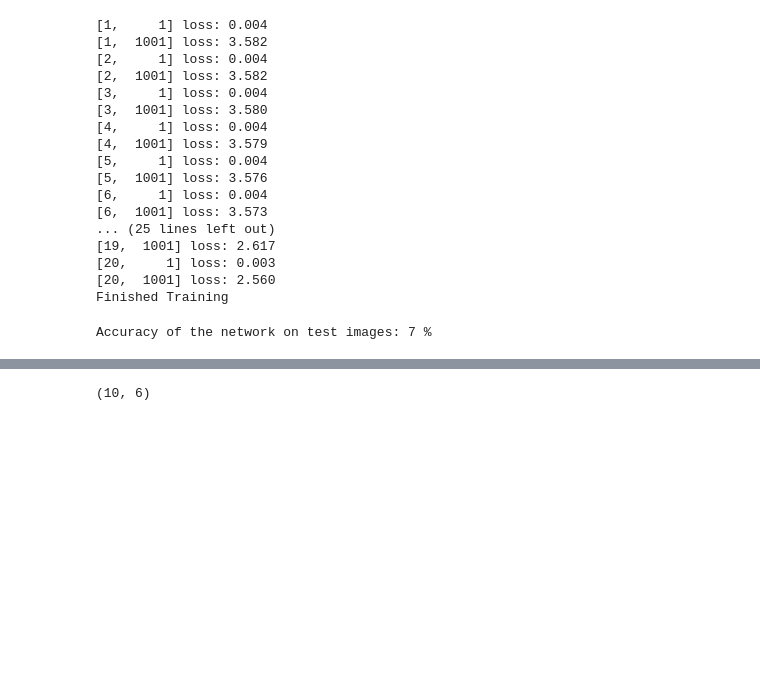
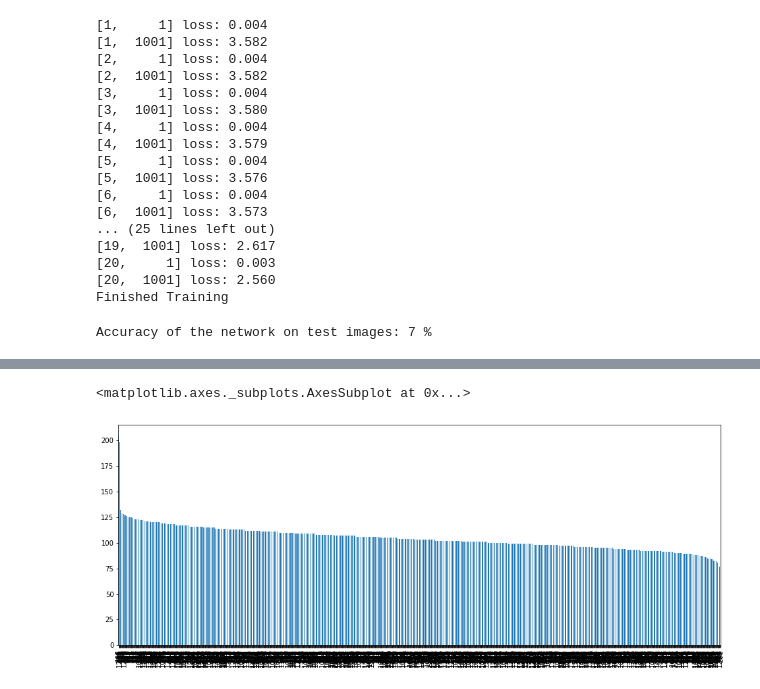
Before and after one commit to naziah28/grapheme-classification, a Jupyter notebook: Basic.ipynb, the cells around one changed output, grey strips where cells are left out. Cells and saved outputs as stored; diff of their text form; code cells hidden in the pictures; blank space fills up the shorter version.

```diff
--- a/Basic.ipynb
+++ b/Basic.ipynb
@@ -216 +237,6 @@ total, correct
+# %%
+df['label'].value_counts().plot.bar()
+# %% [output]
+<matplotlib.axes._subplots.AxesSubplot at 0x...>
+[figure, added]
 # %%
@@ -218,4 +243,0 @@ df = pd.read_csv("data/train.csv")
-# %%
-df.vowel_diacritic.max(), df.consonant_diacritic.max()
-# %% [output]
-(10, 6)
```
Also changed, not shown: parts of 9 cells of this notebook, 6 other files.
